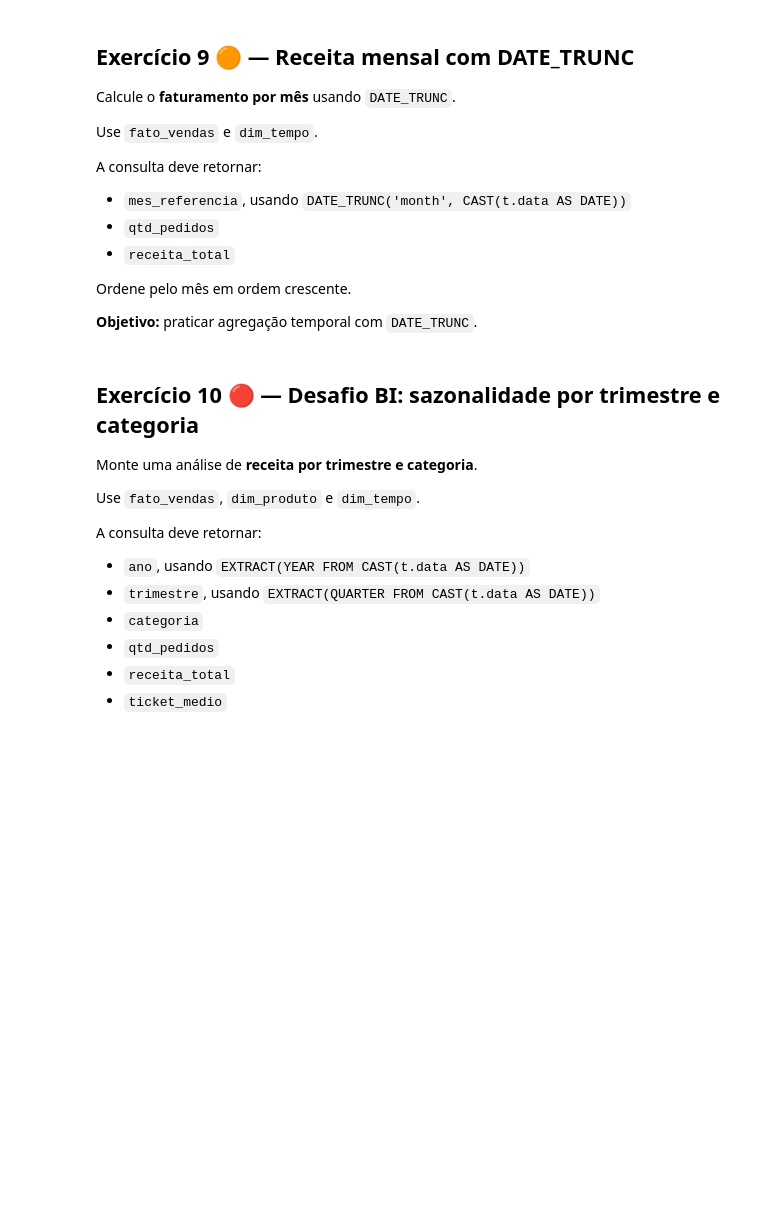
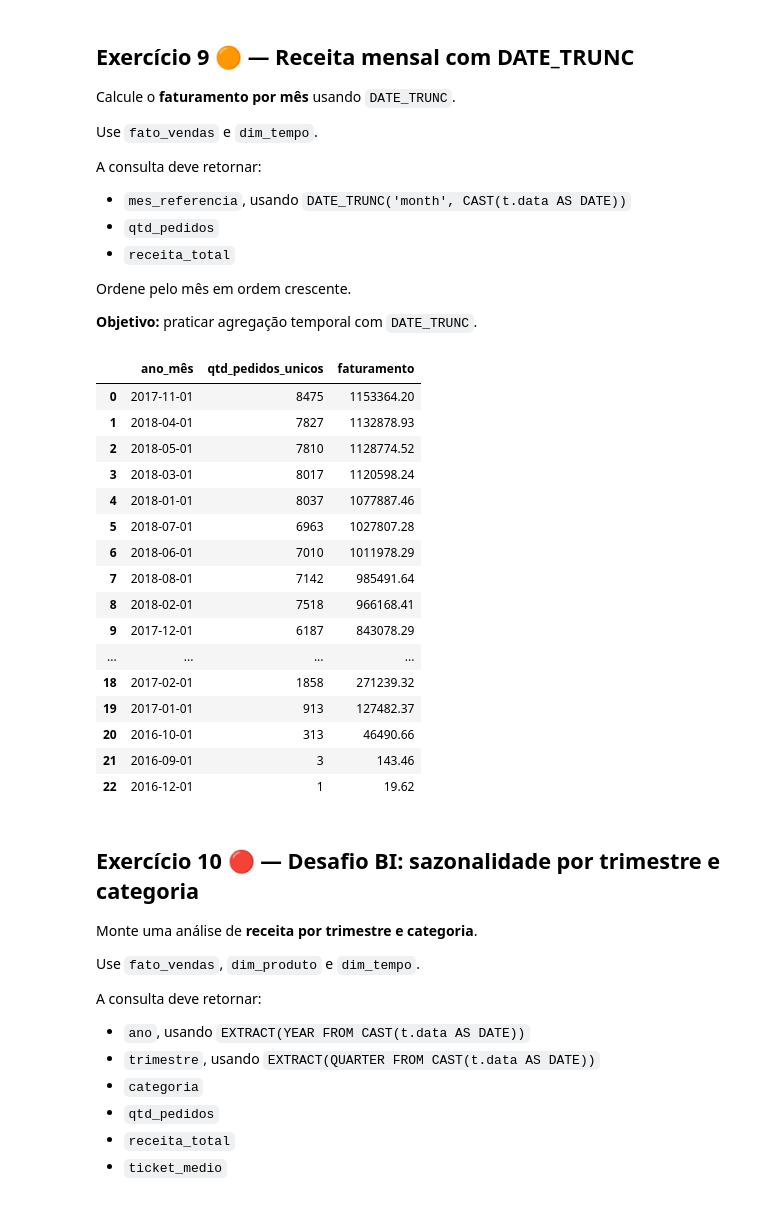
Before and after one commit to VictorHSaints/Semana_9, a Jupyter notebook: Exercício/Semana_9_Lista_Exercicios_SQLBásico.ipynb, the cells around one changed output. Saved outputs shown, nothing was run; the diff lists cells and outputs as text; code cells hidden in the pictures; blank space fills up the shorter version.

```diff
--- a/Exercício/Semana_9_Lista_Exercicios_SQLBásico.ipynb
+++ b/Exercício/Semana_9_Lista_Exercicios_SQLBásico.ipynb
@@ -369,8 +478,34 @@ Ordene pelo mês em ordem crescente.
 **Objetivo:** praticar agregação temporal com `DATE_TRUNC`.
 # %%
 banco_dados.sql("""
--- escreva sua consulta aqui
+SELECT
+    DATE_TRUNC('month', CAST(t.data as DATE)) as ano_mês,
+    COUNT(f.order_id) as qtd_pedidos_unicos,
+    SUM(f.valor_total) as faturamento,
+FROM fato_vendas f
+JOIN dim_tempo t
+    ON f.tempo_sk = t.tempo_sk
+GROUP BY DATE_TRUNC('month', CAST(t.data as DATE))
+ORDER BY faturamento DESC
 """).df()
+# %% [output]
+|  | ano_mês | qtd_pedidos_unicos | faturamento |
+| 0 | 2017-11-01 | 8475 | 1153364.20 |
+| 1 | 2018-04-01 | 7827 | 1132878.93 |
+| 2 | 2018-05-01 | 7810 | 1128774.52 |
+| 3 | 2018-03-01 | 8017 | 1120598.24 |
+| 4 | 2018-01-01 | 8037 | 1077887.46 |
+| 5 | 2018-07-01 | 6963 | 1027807.28 |
+| 6 | 2018-06-01 | 7010 | 1011978.29 |
+| 7 | 2018-08-01 | 7142 | 985491.64 |
+| 8 | 2018-02-01 | 7518 | 966168.41 |
+| 9 | 2017-12-01 | 6187 | 843078.29 |
+| ... | ... | ... | ... |
+| 18 | 2017-02-01 | 1858 | 271239.32 |
+| 19 | 2017-01-01 | 913 | 127482.37 |
+| 20 | 2016-10-01 | 313 | 46490.66 |
+| 21 | 2016-09-01 | 3 | 143.46 |
+| 22 | 2016-12-01 | 1 | 19.62 |
 # %% [markdown]
 ## Exercício 10 🔴 — Desafio BI: sazonalidade por trimestre e categoria
 
```
Also changed, not shown: parts of 6 cells of this notebook, 1 other file.
